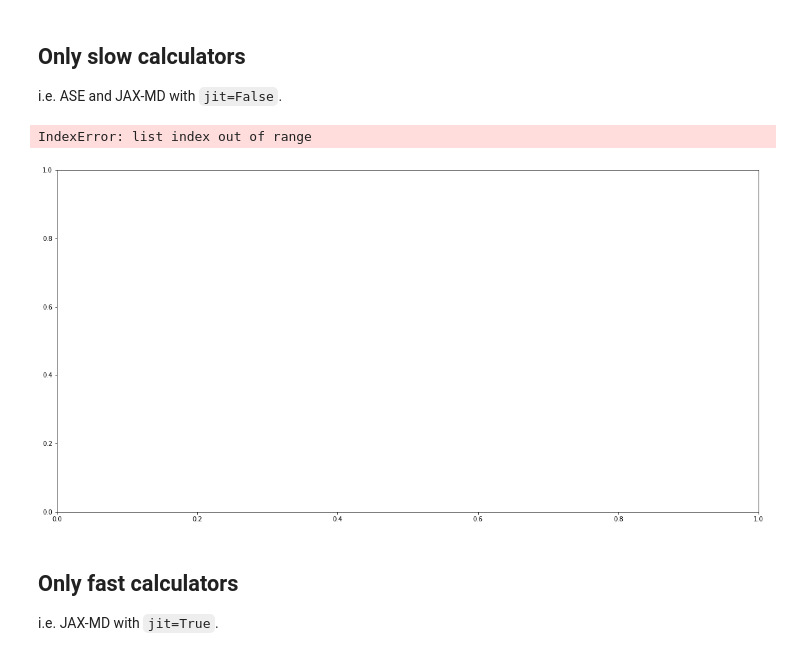
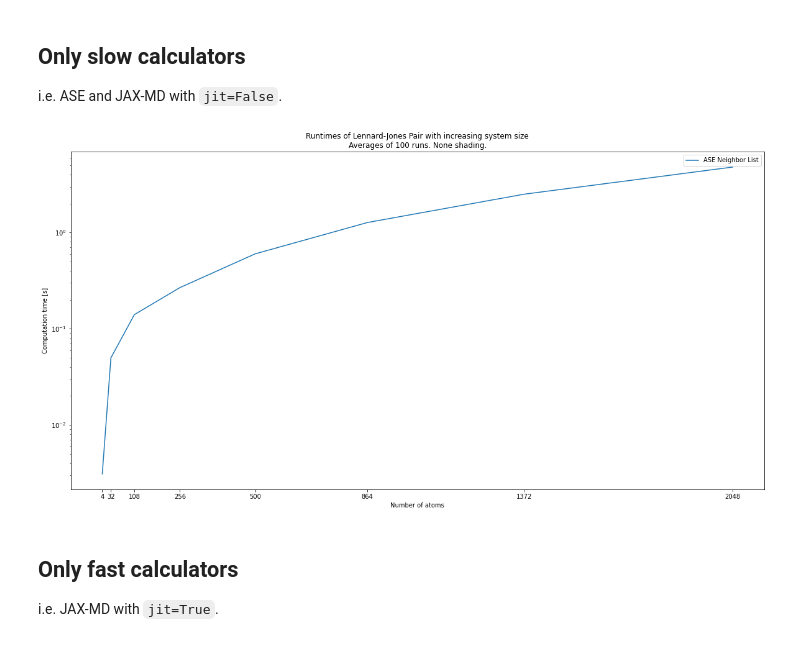
Before and after one commit to fabiannagel/gknet-benchmarks, a Jupyter notebook: misc/Result visualizations.ipynb, the cells around one changed output. Drawn from its saved outputs; the diff is of its cells as text; code cells hidden in the pictures.

Commit message:
Cleaned-up pair potentials (JAX-MD). Explicit JaxResult class. Capture warm-up time

```diff
--- a/misc/Result visualizations.ipynb
+++ b/misc/Result visualizations.ipynb
@@ -11,7 +11,7 @@ from utils import *
 
 JAX-MD Neighbor List omitted. Initial neighbor list construction in warm-up still TODO.
 # %%
-results = load_results_from_pickle("../results/100_runs/results_100_runs.pickle")
+results = load_results_from_pickle("../results/100_runs_ase_fixed/results_100_runs.pickle")
 # %%
 plot_runtimes(results=results,
               plot_title='Runtimes of Lennard-Jones Pair with increasing system size',
@@ -24,18 +24,17 @@ plot_runtimes(results=results,
 i.e. ASE and JAX-MD with `jit=False`.
 # %%
 slow_results = list(filter(lambda r: "jit=True" not in r.calculator.description, results))
-slow_results = list(filter(lambda r: "ASE" not in r.calculator.description, slow_results))
+# slow_results = list(filter(lambda r: "ASE Neighbor List" not in r.calculator.description, slow_results))
 
 plot_runtimes(results=slow_results,
               plot_title='Runtimes of Lennard-Jones Pair with increasing system size')
 
 # do this with more than 2048 atoms
 # maybe without ASE intialization, smoother system size increase
 
 # for same with neighbor lists, maybe initialize w/ FHI-Vibes
 # %% [output]
-IndexError: list index out of range
-[figure, old version]
+[figure, new version]
 # %% [markdown]
 ## Only fast calculators
 
```
Also changed, not shown: parts of 4 cells of this notebook, 7 other files.
